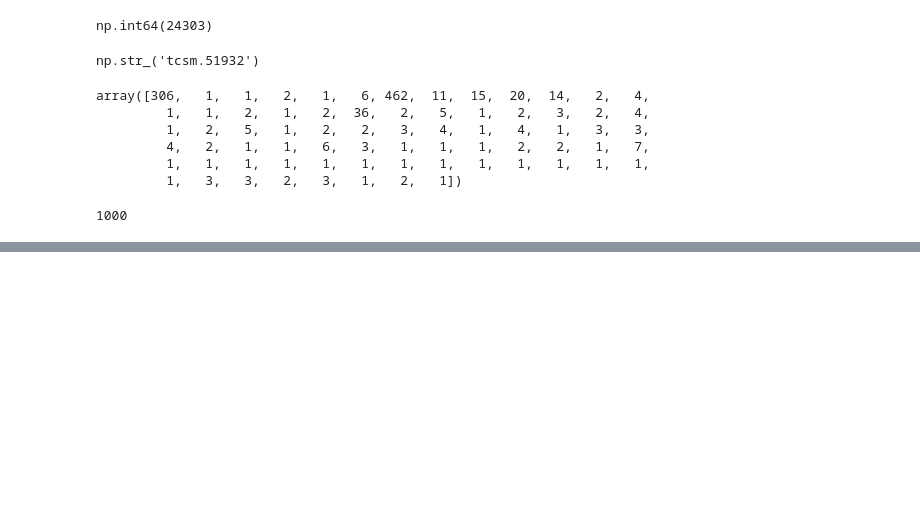
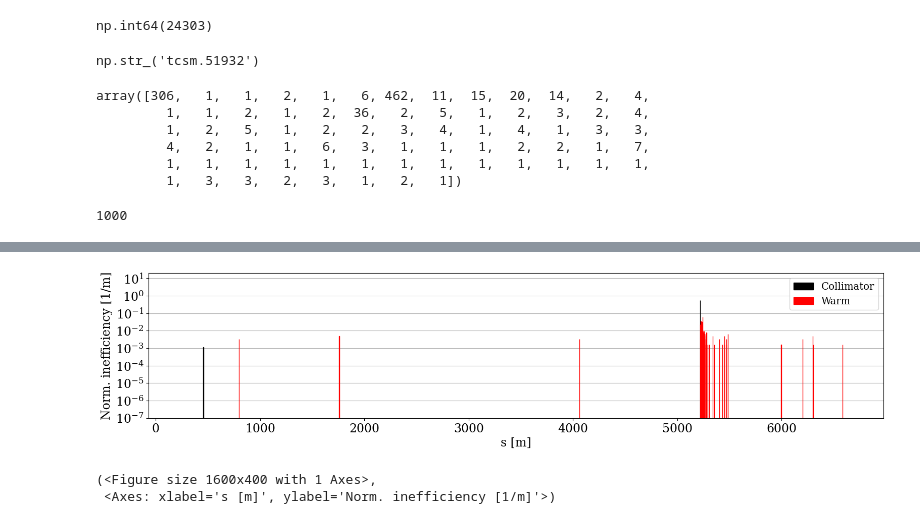
Before and after one commit to lisepauwels/sps_simulations, a Jupyter notebook: Prototyping/20251103/20251103.ipynb, the cells around one changed output, grey strips where cells are left out. Drawn from its saved outputs; the diff is of its cells as text; code cells hidden in the pictures; blank space fills up the shorter version.

```diff
--- a/Prototyping/20251103/20251103.ipynb
+++ b/Prototyping/20251103/20251103.ipynb
@@ -351,0 +416,40 @@ len(part_init.x[idxs])
+# %%
+# line.enable_time_dependent_vars=True
+adt.calibrate_by_emittance(nemitt=nemitt_x, twiss=tw)
+
+line.discard_tracker()
+line.build_tracker(_context=xo.ContextCpu(omp_num_threads='auto'))
+line.scattering.enable()
+print('Ramping crab cavities')
+for turn in range(1,101):
+    if turn % 10 == 0:
+        print(f'  Turn {turn}')
+    line['acfcah.61738'].crab_voltage = total_crab_voltage * turn / 100
+    line['acfcah.61739'].crab_voltage = total_crab_voltage * turn / 100
+    line.track(part, num_turns=1, with_progress=False)
+
+print(line['acfcah.61738'].crab_voltage)
+print(line['acfcah.61739'].crab_voltage)
+print('Crab cavities ramped up.')
+print('Ramping up ADT up to 0.05 in 100 turns')
+
+adt.activate()
+for turn in range(1,101):
+    if turn % 10 == 0:
+        print(f'  Turn {turn}')
+    adt.amplitude = 0.0005 * turn
+    line.track(part, num_turns=1, with_progress=False)
+
+print('First ADT ramp up done! Tracking 400 turns...')
+line.track(part, num_turns=400, with_progress=True)
+
+for turn in range(1,500):
+    if turn % 50 == 0:
+        print(f'  Turn {turn}')
+    adt.amplitude = 0.05 + 0.0001 * turn
+    line.track(part, num_turns=1, with_progress=False)
+
+print('Second ADT ramp up done! Tracking remaining 1500 turns...')
+line.track(part, num_turns=1500, with_progress=True)
+adt.deactivate()
+line.scattering.disable()
@@ -351,0 +487,8 @@ len(part_init.x[idxs])
+# %%
+ThisLM = xc.LossMap(line = line, line_is_reversed=False, part=part, interpolation=False)
+ThisLM.plot()
+# ThisLM.plot(savefig=f'plots/adt_ramping/LM_scheme1_10000part.png')
+# %% [output]
+[figure, added]
+(<Figure size 1600x400 with 1 Axes>,
+ <Axes: xlabel='s [m]', ylabel='Norm. inefficiency [1/m]'>)
```
Also changed, not shown: parts of 12 cells of this notebook, 15 other files.
